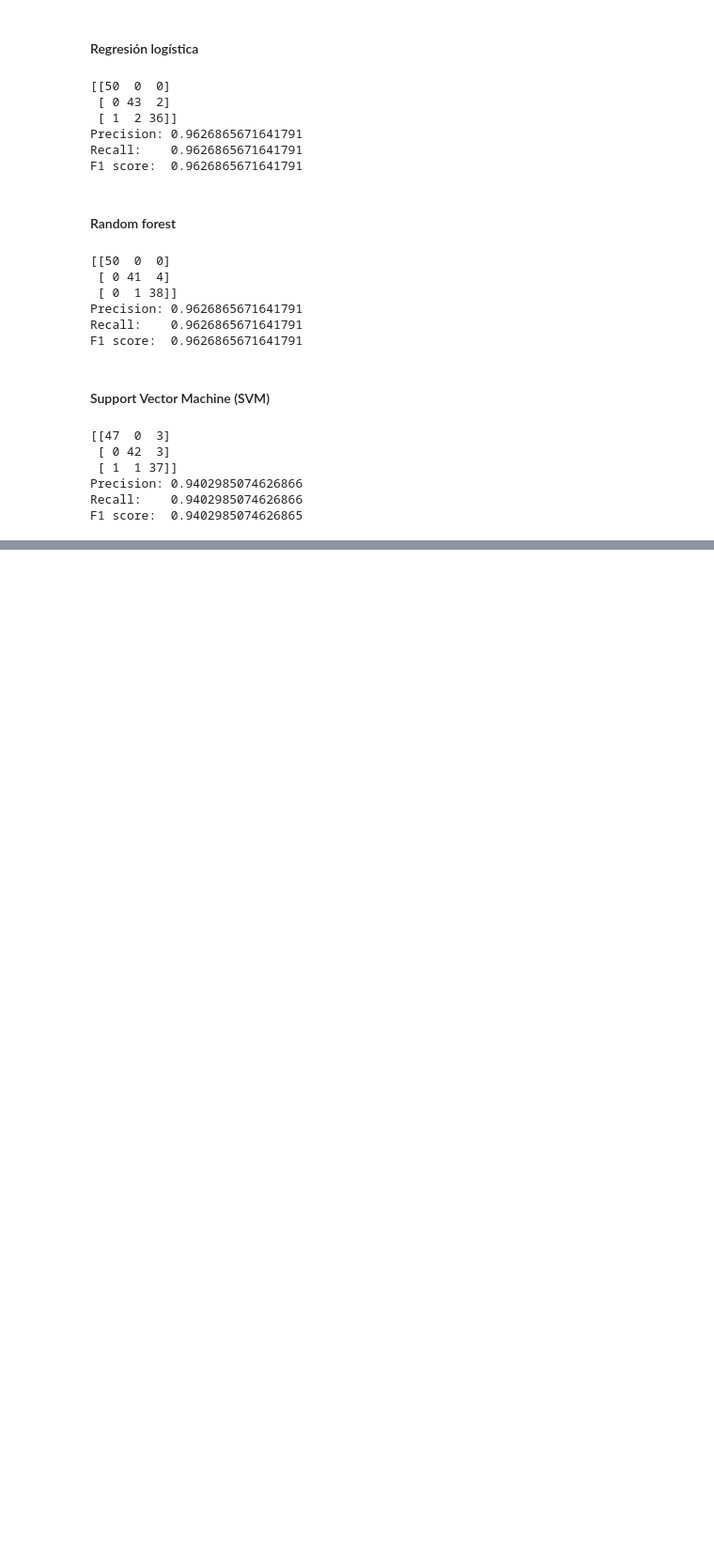
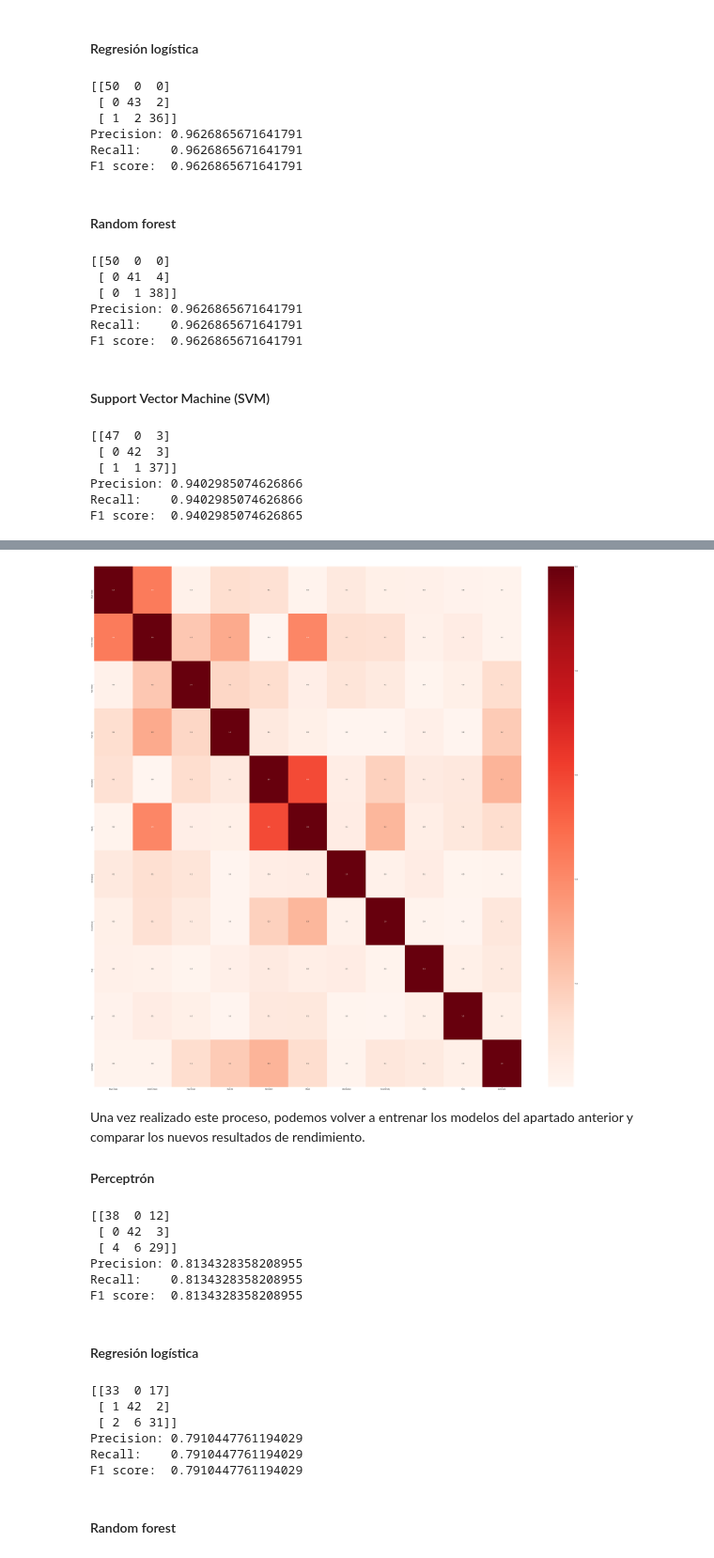
Before and after one commit to lluiscamino/cellclass, a Jupyter notebook: report/report.ipynb, the cells around one changed output, grey strips where cells are left out. Shown at 94% size. Saved outputs shown, nothing was run; the diff lists cells and outputs as text; code cells hidden in the pictures; blank space fills up the shorter version.

```diff
--- a/report/report.ipynb
+++ b/report/report.ipynb
@@ -161,0 +194,49 @@ modelo es aceptable.
+# %%
+from feature_selection.filter_method import remove_collinear_features
+
+remove_collinear_features(X, 0.6)
+plt.figure(figsize=(60, 60))
+sns.heatmap(X.corr().abs(), annot=True, cmap=plt.cm.Reds, fmt=".1f")
+plt.show()
+# %% [output]
+[figure, added]
+# %% [markdown]
+Una vez realizado este proceso, podemos volver a entrenar los modelos del apartado anterior y comparar los nuevos
+resultados de rendimiento.
+
+#### Perceptrón
+# %%
+from utils.utils import print_model_performance_metrics
+from sklearn.linear_model import SGDClassifier
+
+X_train, X_test, y_train, y_test = train_test_split(X, y, test_size=0.3, random_state=57)
+X_train, X_test = scale_data(X_train, X_test)
+clf = SGDClassifier(loss="perceptron", eta0=1, max_iter=1000, learning_rate="constant", random_state=5)
+clf.fit(X_train, y_train)
+prediction = clf.predict(X_test)
+
+print_model_performance_metrics(y_test, prediction)
+# %% [output]
+[[38  0 12]
+ [ 0 42  3]
+ [ 4  6 29]]
+Precision: 0.8134328358208955
+Recall:    0.8134328358208955
+F1 score:  0.8134328358208955
+# %% [markdown]
+#### Regresión logística
+# %%
+clf = SGDClassifier(loss="log", eta0=1, max_iter=1000, learning_rate="constant", random_state=5)
+clf.fit(X_train, y_train)
+prediction = clf.predict(X_test)
+
+print_model_performance_metrics(y_test, prediction)
+# %% [output]
+[[33  0 17]
+ [ 1 42  2]
+ [ 2  6 31]]
+Precision: 0.7910447761194029
+Recall:    0.7910447761194029
+F1 score:  0.7910447761194029
+# %% [markdown]
+#### Random forest
```
Also changed, not shown: parts of 8 cells of this notebook.
